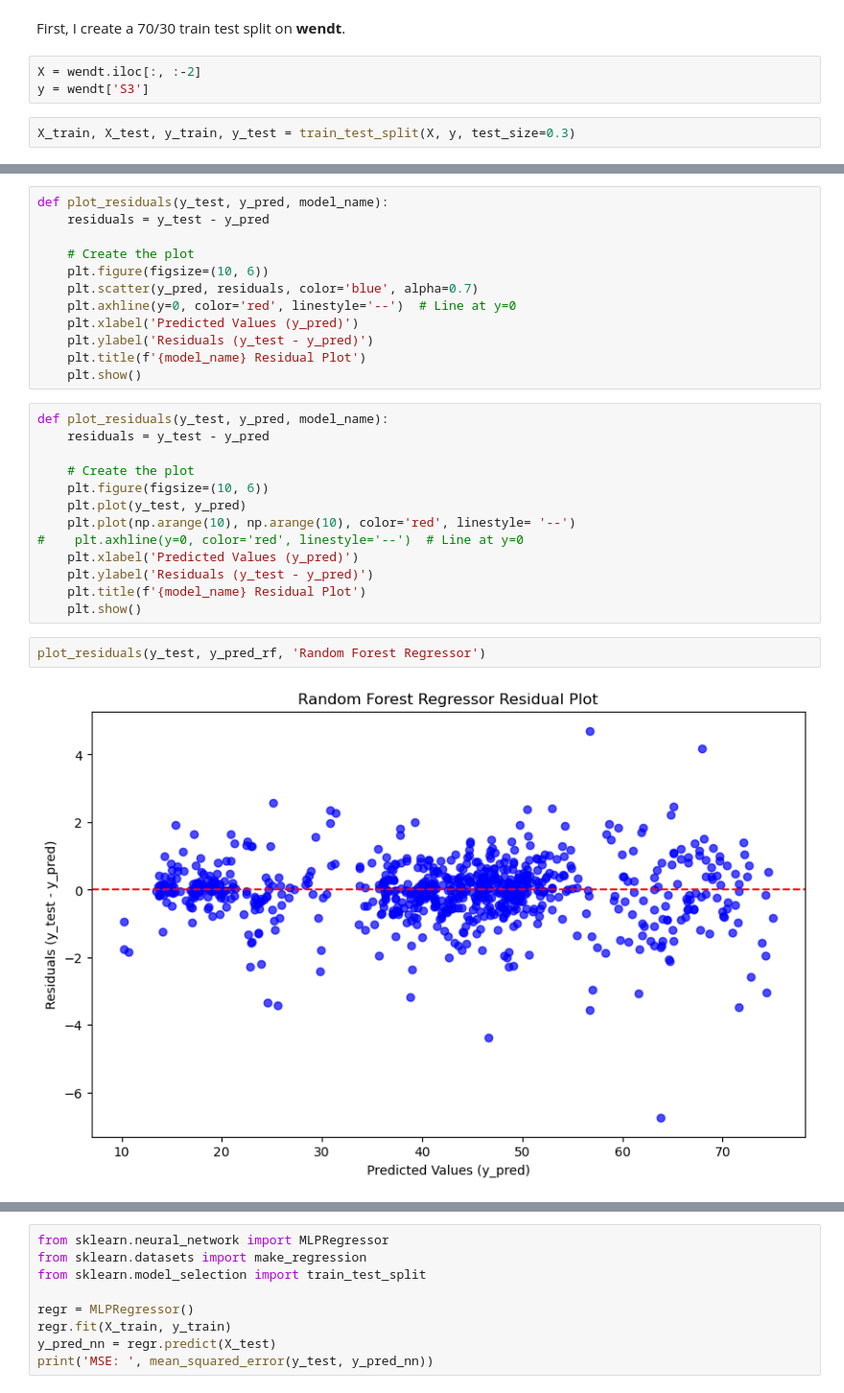
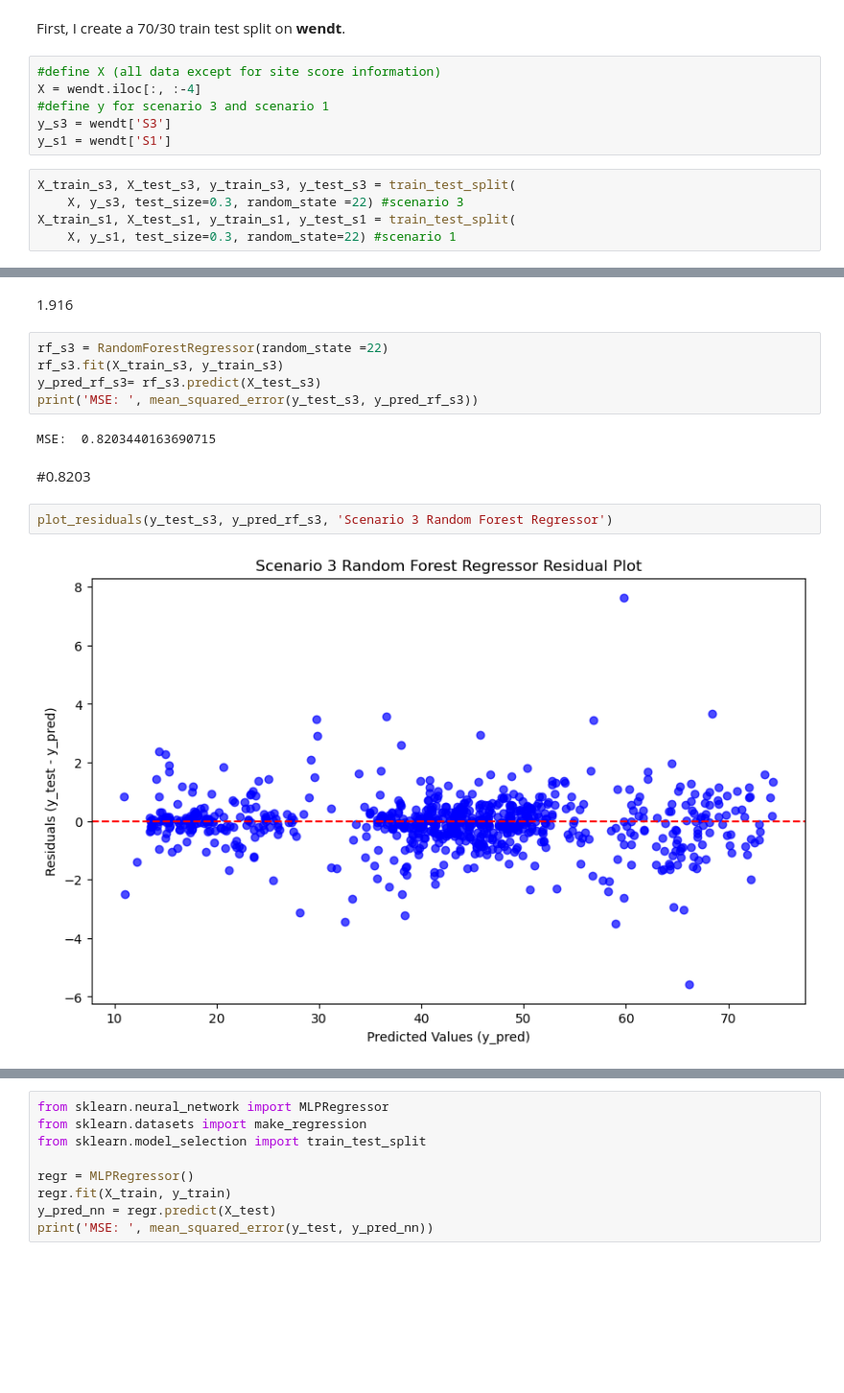
Before and after one commit to lilycastiel/thesis-cgs, a Jupyter notebook: SQ2.ipynb, the cells around one changed output, grey strips where cells are left out. Shown at 96% size. Saved outputs shown, nothing was run; the diff lists cells and outputs as text; blank space fills up the shorter version.

```diff
--- a/SQ2.ipynb
+++ b/SQ2.ipynb
@@ -334,7 +387,13 @@ wendt.iloc[:, :-1]
 # %% [markdown]
 First, I create a 70/30 train test split on **wendt**.
 # %%
-X = wendt.iloc[:, :-2]
-y = wendt['S3']
+#define X (all data except for site score information)
+X = wendt.iloc[:, :-4]
+#define y for scenario 3 and scenario 1
+y_s3 = wendt['S3']
+y_s1 = wendt['S1']
 # %%
-X_train, X_test, y_train, y_test = train_test_split(X, y, test_size=0.3)
+X_train_s3, X_test_s3, y_train_s3, y_test_s3 = train_test_split(
+    X, y_s3, test_size=0.3, random_state =22) #scenario 3
+X_train_s1, X_test_s1, y_train_s1, y_test_s1 = train_test_split(
+    X, y_s1, test_size=0.3, random_state=22) #scenario 1
@@ -379,29 +409,15 @@ def Visualize(predictions, Model_name):
-# %%
-def plot_residuals(y_test, y_pred, model_name):
-    residuals = y_test - y_pred
-
-    # Create the plot
-    plt.figure(figsize=(10, 6))
-    plt.scatter(y_pred, residuals, color='blue', alpha=0.7)
-    plt.axhline(y=0, color='red', linestyle='--')  # Line at y=0
-    plt.xlabel('Predicted Values (y_pred)')
-    plt.ylabel('Residuals (y_test - y_pred)')
-    plt.title(f'{model_name} Residual Plot')
-    plt.show()
-# %%
-def plot_residuals(y_test, y_pred, model_name):
-    residuals = y_test - y_pred
-
-    # Create the plot
-    plt.figure(figsize=(10, 6))
-    plt.plot(y_test, y_pred)
-    plt.plot(np.arange(10), np.arange(10), color='red', linestyle= '--')
-#    plt.axhline(y=0, color='red', linestyle='--')  # Line at y=0
-    plt.xlabel('Predicted Values (y_pred)')
-    plt.ylabel('Residuals (y_test - y_pred)')
-    plt.title(f'{model_name} Residual Plot')
-    plt.show()
+# %% [markdown]
+1.916
+# %%
+rf_s3 = RandomForestRegressor(random_state =22)
+rf_s3.fit(X_train_s3, y_train_s3)
+y_pred_rf_s3= rf_s3.predict(X_test_s3)
+print('MSE: ', mean_squared_error(y_test_s3, y_pred_rf_s3))
+# %% [output]
+MSE:  0.8203440163690715
+# %% [markdown]
+#0.8203
 # %%
-plot_residuals(y_test, y_pred_rf, 'Random Forest Regressor')
+plot_residuals(y_test_s3, y_pred_rf_s3, 'Scenario 3 Random Forest Regressor')
 # %% [output]
-[figure, old version]
+[figure, new version]
```
Also changed, not shown: parts of 49 cells of this notebook.
